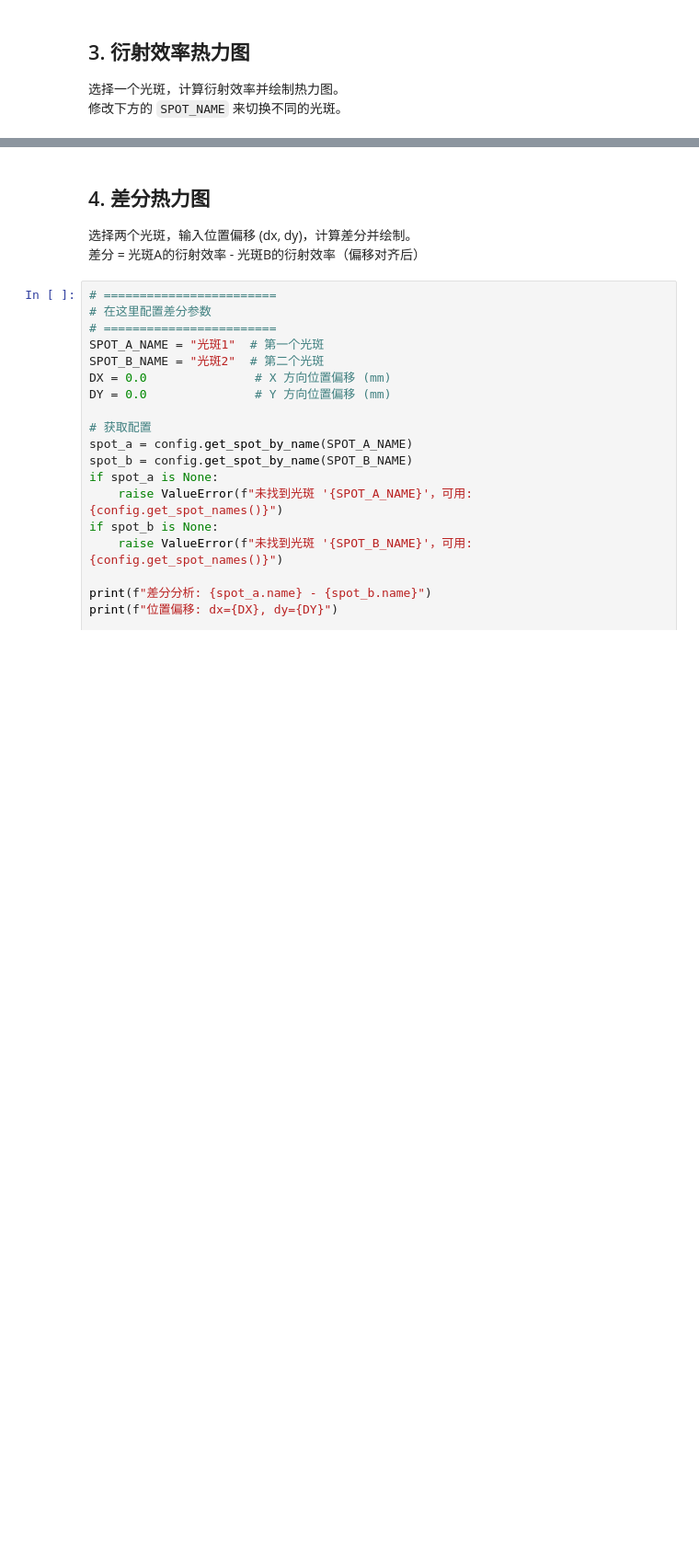
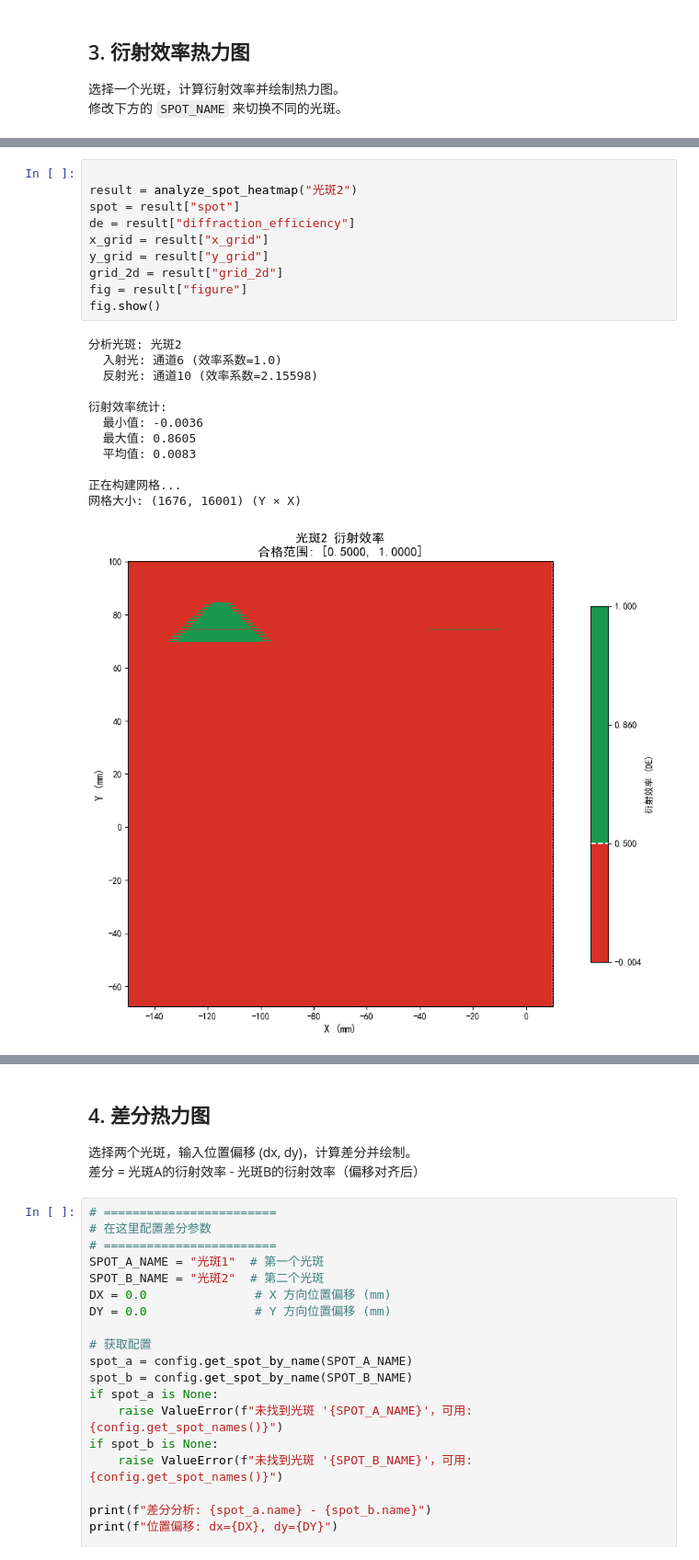
Before and after one commit to Ninwonk/venus-ms-scripts, a Jupyter notebook: analysis_notebook.ipynb, the cells around one changed output, grey strips where cells are left out. Shown at 92% size. Drawn from its saved outputs; the diff is of its cells as text; blank space fills up the shorter version.

```diff
--- a/analysis_notebook.ipynb
+++ b/analysis_notebook.ipynb
@@ -126,0 +178,23 @@ fig.show()
+# %%
+
+result = analyze_spot_heatmap("光斑2")
+spot = result["spot"]
+de = result["diffraction_efficiency"]
+x_grid = result["x_grid"]
+y_grid = result["y_grid"]
+grid_2d = result["grid_2d"]
+fig = result["figure"]
+fig.show()
+# %% [output]
+分析光斑: 光斑2
+  入射光: 通道6 (效率系数=1.0)
+  反射光: 通道10 (效率系数=2.15598)
+
+衍射效率统计:
+  最小值: -0.0036
+  最大值: 0.8605
+  平均值: 0.0083
+
+正在构建网格...
+网格大小: (1676, 16001) (Y × X)
+[figure, added]
```
Also changed, not shown: parts of 10 cells of this notebook, 4 other files.
